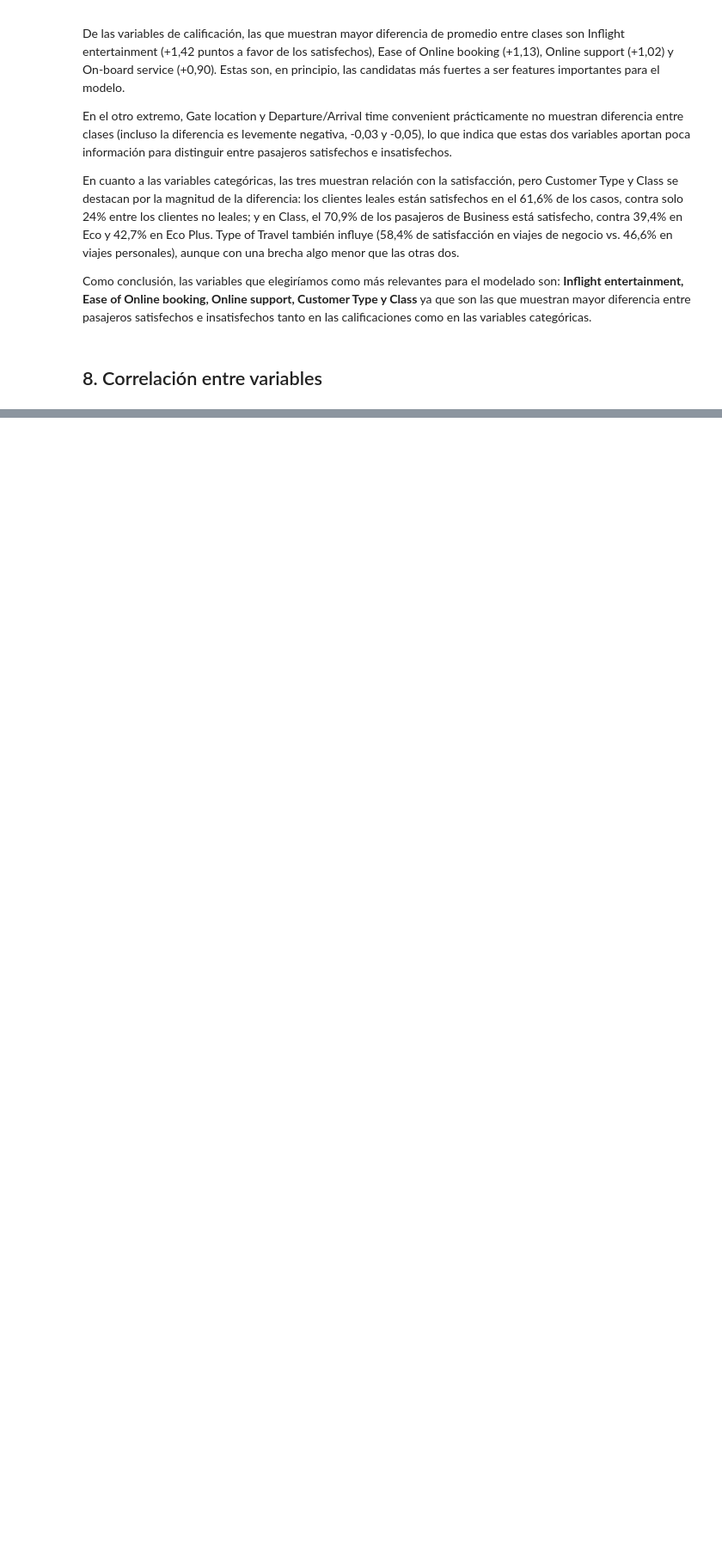
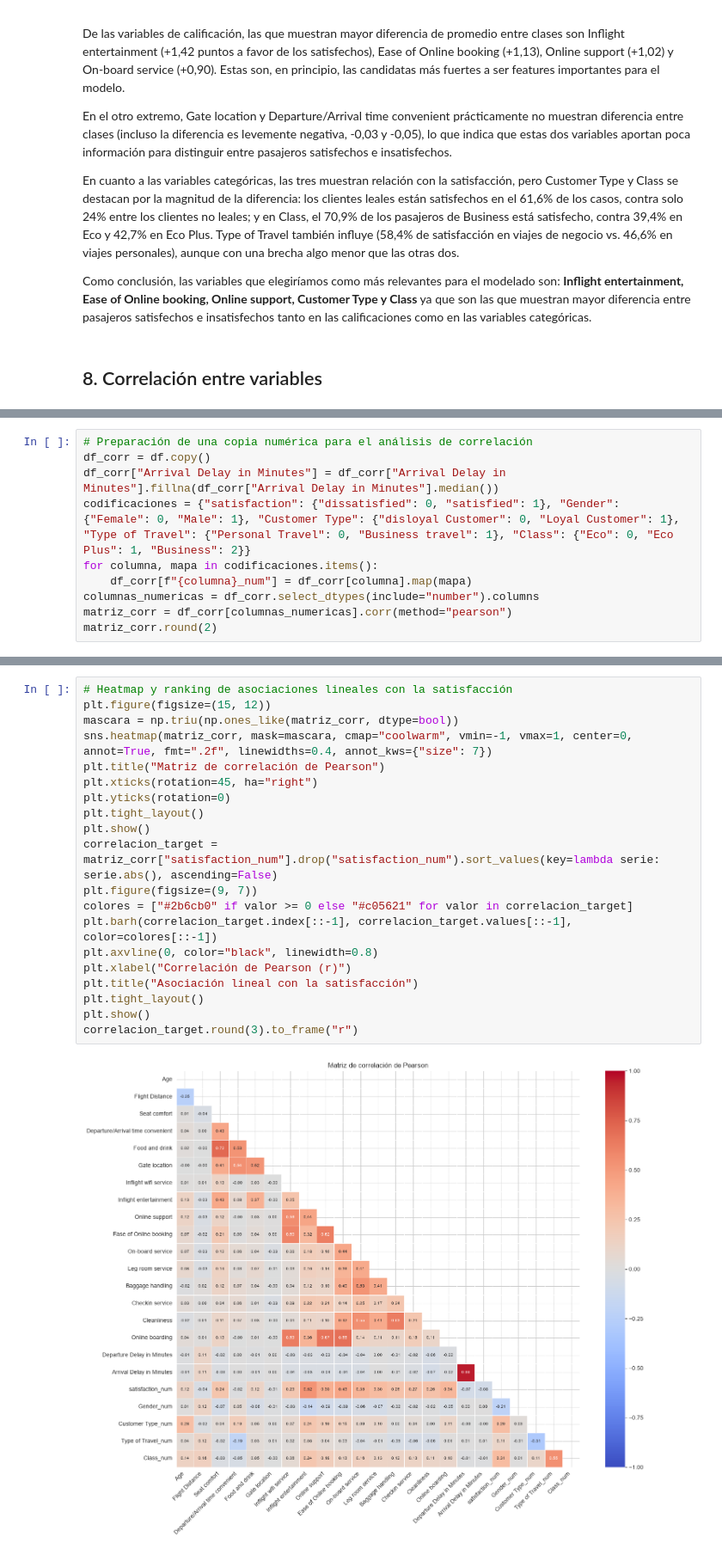
Before and after one commit to crismary-castellanos-stori/up-fds-tp, a Jupyter notebook: TP_EDA.ipynb, the cells around one changed output, grey strips where cells are left out. Shown at 86% size. Cells and saved outputs as stored; diff of their text form; blank space fills up the shorter version.

```diff
--- a/TP_EDA.ipynb
+++ b/TP_EDA.ipynb
@@ -466,0 +478,10 @@ Como conclusión, las variables que elegiríamos como más relevantes para el mo
+# %%
+# Preparación de una copia numérica para el análisis de correlación
+df_corr = df.copy()
+df_corr["Arrival Delay in Minutes"] = df_corr["Arrival Delay in Minutes"].fillna(df_corr["Arrival Delay in Minutes"].median())
+codificaciones = {"satisfaction": {"dissatisfied": 0, "satisfied": 1}, "Gender": {"Female": 0, "Male": 1}, "Customer Type": {"disloyal Customer": 0, "Loyal Customer": 1}, "Type of Travel": {"Personal Travel": 0, "Business travel": 1}, "Class": {"Eco": 0, "Eco Plus": 1, "Business": 2}}
+for columna, mapa in codificaciones.items():
+    df_corr[f"{columna}_num"] = df_corr[columna].map(mapa)
+columnas_numericas = df_corr.select_dtypes(include="number").columns
+matriz_corr = df_corr[columnas_numericas].corr(method="pearson")
+matriz_corr.round(2)
@@ -466,0 +506,22 @@ Como conclusión, las variables que elegiríamos como más relevantes para el mo
+# %%
+# Heatmap y ranking de asociaciones lineales con la satisfacción
+plt.figure(figsize=(15, 12))
+mascara = np.triu(np.ones_like(matriz_corr, dtype=bool))
+sns.heatmap(matriz_corr, mask=mascara, cmap="coolwarm", vmin=-1, vmax=1, center=0, annot=True, fmt=".2f", linewidths=0.4, annot_kws={"size": 7})
+plt.title("Matriz de correlación de Pearson")
+plt.xticks(rotation=45, ha="right")
+plt.yticks(rotation=0)
+plt.tight_layout()
+plt.show()
+correlacion_target = matriz_corr["satisfaction_num"].drop("satisfaction_num").sort_values(key=lambda serie: serie.abs(), ascending=False)
+plt.figure(figsize=(9, 7))
+colores = ["#2b6cb0" if valor >= 0 else "#c05621" for valor in correlacion_target]
+plt.barh(correlacion_target.index[::-1], correlacion_target.values[::-1], color=colores[::-1])
+plt.axvline(0, color="black", linewidth=0.8)
+plt.xlabel("Correlación de Pearson (r)")
+plt.title("Asociación lineal con la satisfacción")
+plt.tight_layout()
+plt.show()
+correlacion_target.round(3).to_frame("r")
+# %% [output]
+[figure, added]
```
Also changed, not shown: parts of 7 cells of this notebook, 1 other file.
